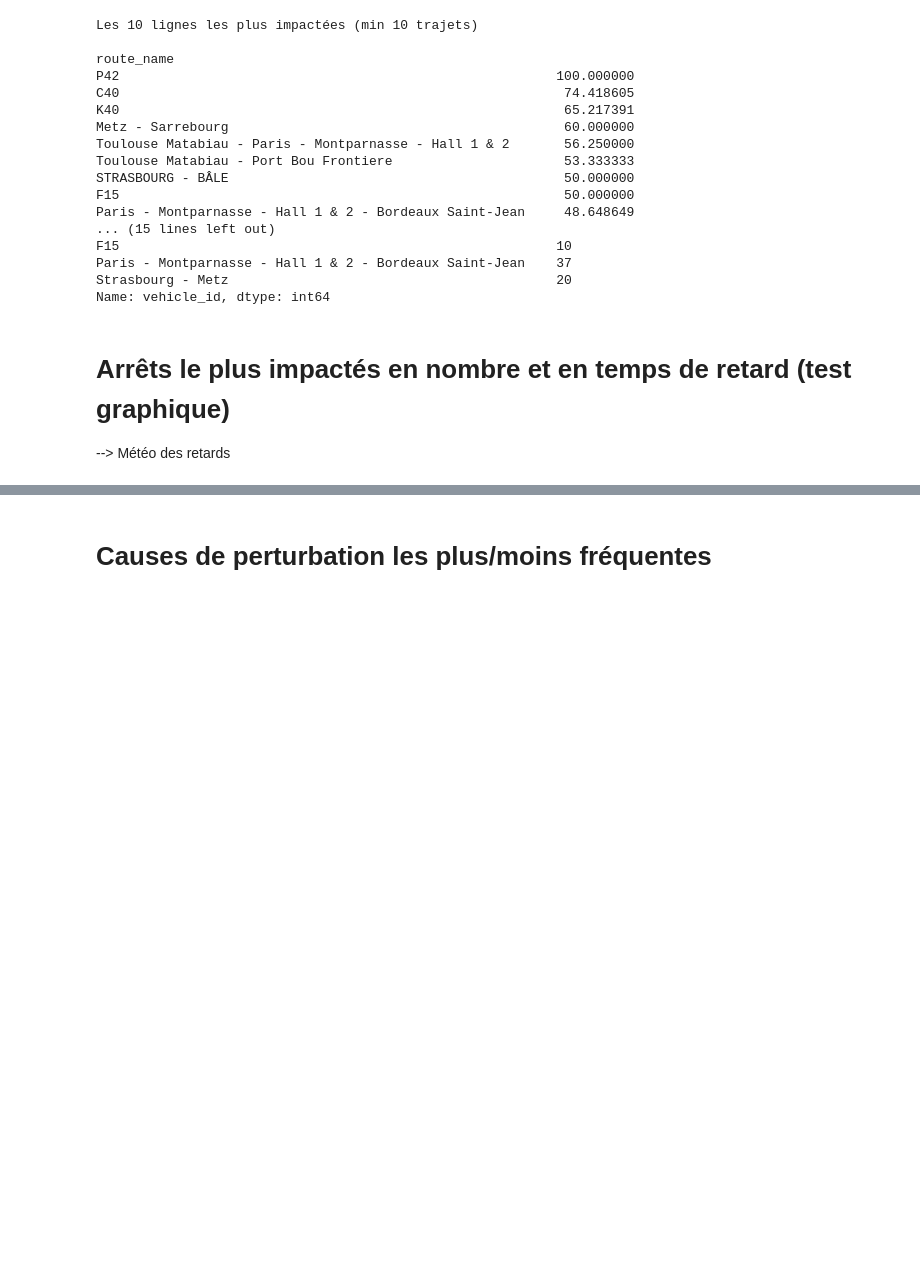
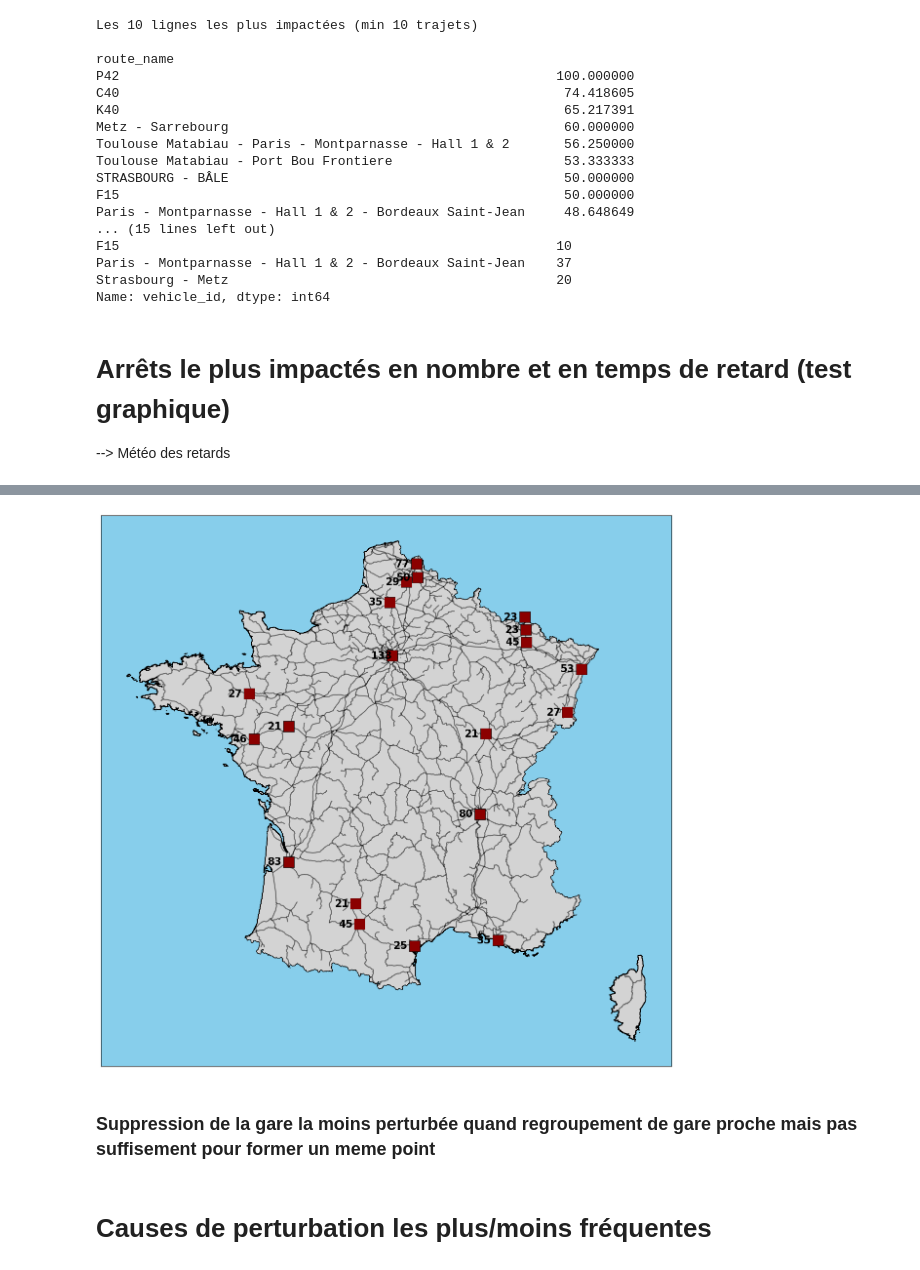
Before and after one commit to KylianSts/Perturbations_transport_public, a Jupyter notebook: TGV_TER_database_analysis.ipynb, the cells around one changed output, grey strips where cells are left out. Drawn from its saved outputs; the diff is of its cells as text; code cells hidden in the pictures; blank space fills up the shorter version.

Commit message:
Regroupement des gares de même ville/très proche
Le but est d'améliorer la lisibilité de la carte. Je regroupe les gares de même ville ou très proche pour qu'aucun point ne se superpose

```diff
--- a/TGV_TER_database_analysis.ipynb
+++ b/TGV_TER_database_analysis.ipynb
@@ -503,7 +503,7 @@ Name: vehicle_id, dtype: int64
 
 --> Météo des retards
 # %%
-most_impacted_stop = df_disruption.groupby('name_stop')['vehicle_id'].count().sort_values(ascending=False)[:30]
+most_impacted_stop = df_disruption.groupby('name_stop')['vehicle_id'].count().sort_values(ascending=False)[:25]
 
 print("Arrets les plus impactés par les perturbations : \n\n" + str(most_impacted_stop))
 # %% [output]
@@ -574,0 +607,35 @@ plt.show()
+# %%
+stops_lon_lat_new = df_disruption[df_disruption['name_stop'].isin(most_impacted_stop_new.index)].groupby('name_stop').agg({'lon': 'first', 'lat': 'first'}).reset_index()
+
+longitudes_new = list(stops_lon_lat_new['lon'])
+latitudes_new = list(stops_lon_lat_new['lat'])
+# %%
+fig, ax = plt.subplots(figsize=(12, 12))
+
+reseau = gpd.read_file('formes-des-lignes-du-rfn/formes-des-lignes-du-rfn.shp')
+france = gpd.read_file('data/FRA_adm0.shp')
+
+ax.set_facecolor('skyblue')
+
+france.plot(ax=ax, color='lightgrey', edgecolor='black')
+reseau.plot(ax=ax, color='black', alpha=0.5)
+
+ax.axes.get_xaxis().set_visible(False)
+ax.axes.get_yaxis().set_visible(False)
+
+# Tracer les points
+ax.scatter(longitudes_new, latitudes_new, s=250, color='darkred', edgecolor='black', linewidth=0.5, zorder=3, alpha=1, marker='s')
+
+# Ajouter du texte à gauche de chaque carré --> mettre texte a gauche ou à droite selon ce qu'il y a autour
+# Mettre en rouge la valeur la plus élevé et en bleu la moins élevé
+for lon, lat, value in zip(longitudes_new, latitudes_new, list(most_impacted_stop_new)):
+    ax.text(lon - 0.6, lat, str(value), verticalalignment='center', fontsize=15, color='black', fontweight='bold')
+
+plt.tight_layout()
+plt.savefig("Meteo_retard_ameliore.png", dpi=300)
+
+plt.show()
+# %% [output]
+[figure, added]
+# %% [markdown]
+### Suppression de la gare la moins perturbée quand regroupement de gare proche mais pas suffisement pour former un meme point
```
Also changed, not shown: parts of 15 cells of this notebook.
